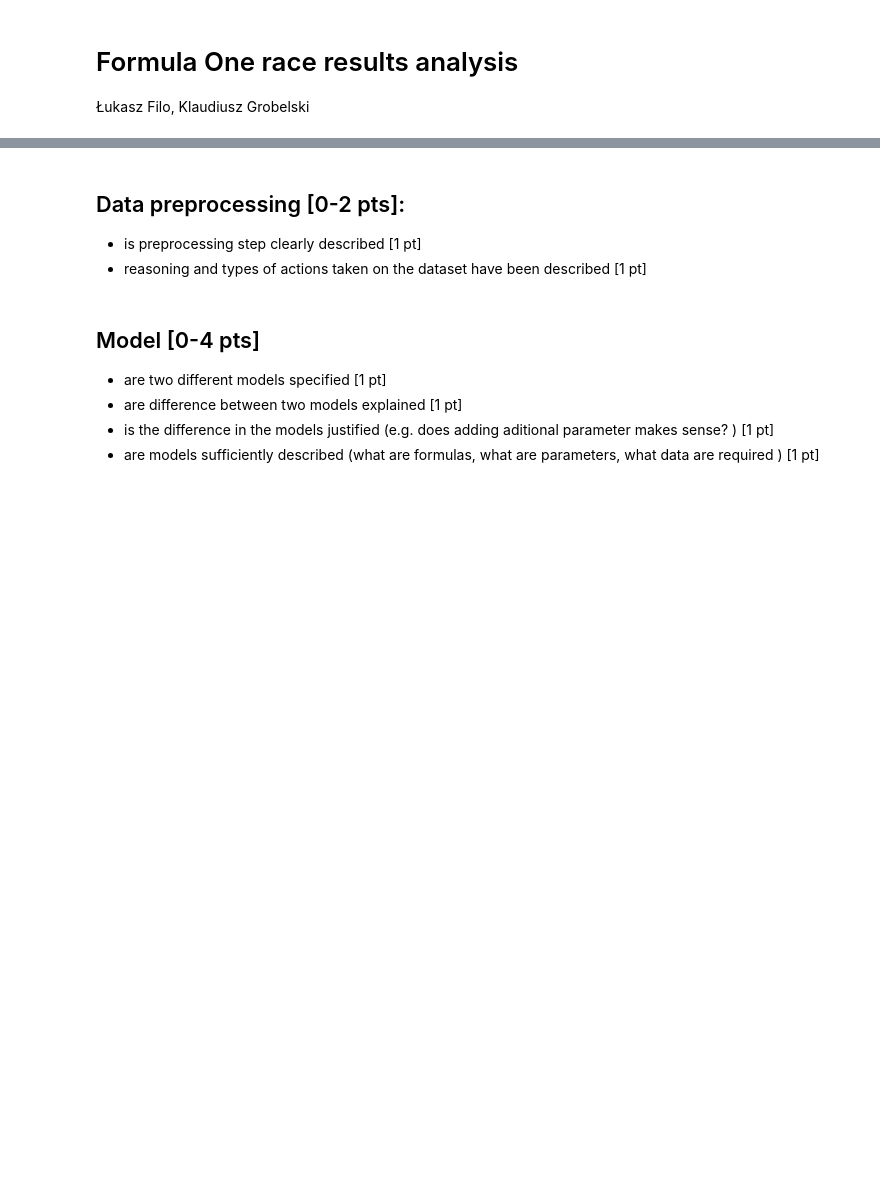
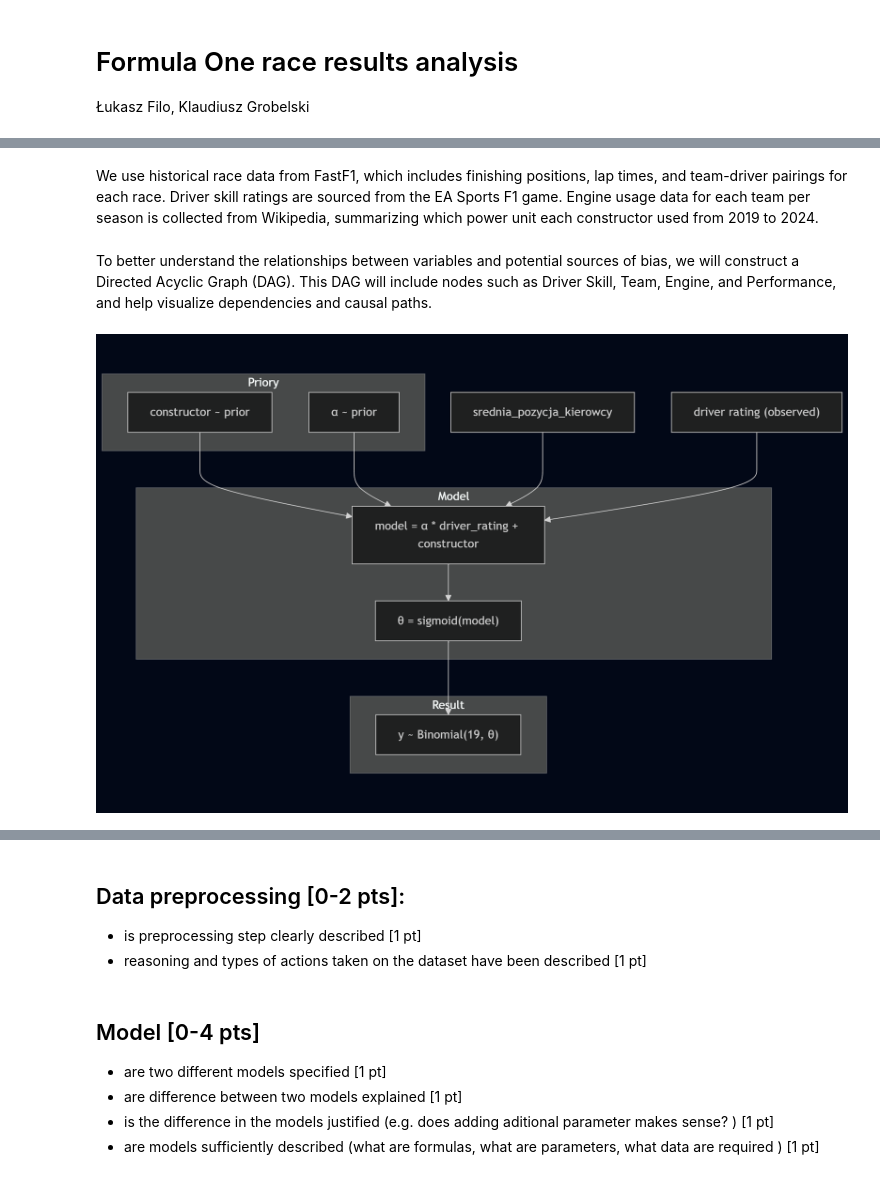
Before and after one commit to Klaudiusz1212/F1_bayesian, a Jupyter notebook: src/f1_bayesian/ISZ_Lukasz_Filo_Klaudiusz_Grobelski.ipynb, the cells around one changed output, grey strips where cells are left out. Saved outputs shown, nothing was run; the diff lists cells and outputs as text; code cells hidden in the pictures; blank space fills up the shorter version.

```diff
--- a/src/f1_bayesian/ISZ_Lukasz_Filo_Klaudiusz_Grobelski.ipynb
+++ b/src/f1_bayesian/ISZ_Lukasz_Filo_Klaudiusz_Grobelski.ipynb
@@ -21,0 +15,4 @@ Furthermore, we will discuss confounding structures such as forks (e.g., driver
+# %% [markdown]
+We use historical race data from FastF1, which includes finishing positions, lap times, and team-driver pairings for each race. Driver skill ratings are sourced from the EA Sports F1 game. Engine usage data for each team per season is collected from Wikipedia, summarizing which power unit each constructor used from 2019 to 2024.
+# %% [markdown]
+To better understand the relationships between variables and potential sources of bias, we will construct a Directed Acyclic Graph (DAG). This DAG will include nodes such as Driver Skill, Team, Engine, and Performance, and help visualize dependencies and causal paths.
@@ -21,0 +22,6 @@ Furthermore, we will discuss confounding structures such as forks (e.g., driver
+# %%
+filename = "DAG/model1_DAG.png"
+full_path = os.path.abspath(filename)
+Image(full_path)
+# %% [output]
+[figure, added]
```
Also changed, not shown: parts of 10 cells of this notebook, 2 other files.
